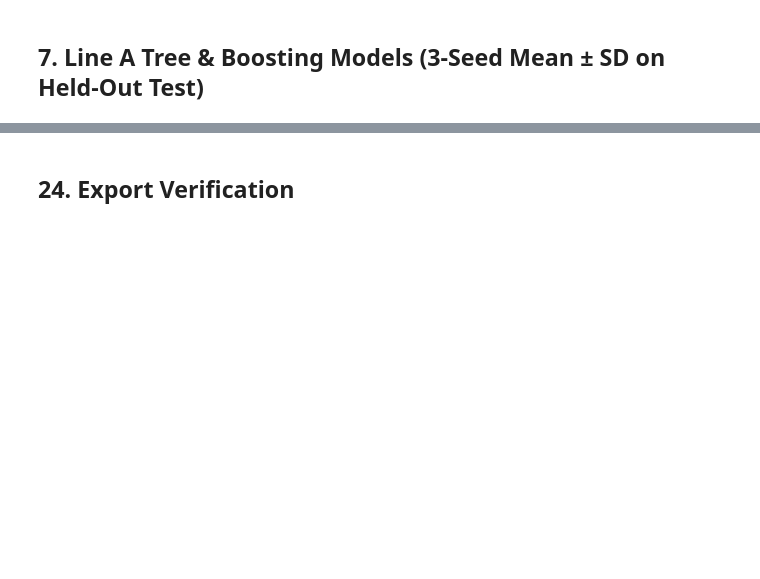
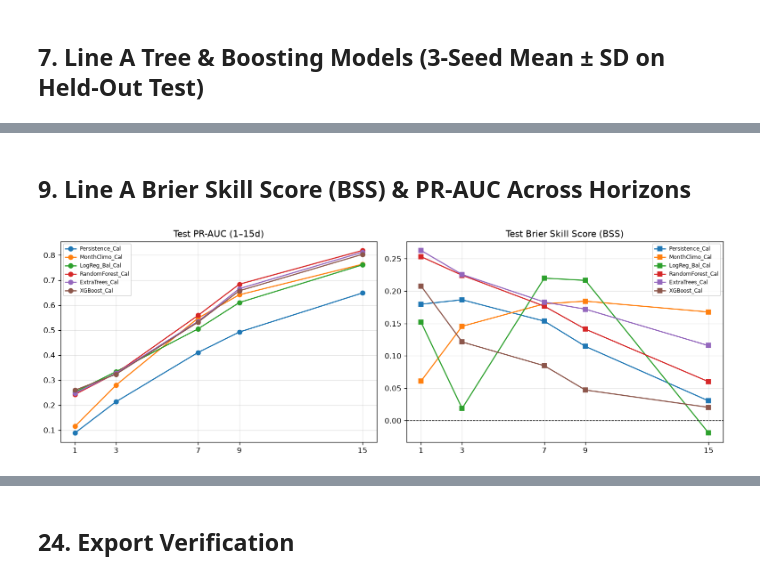
Before and after one commit to Abdelrahman1wael/sandstorm_forecasting, a Jupyter notebook: 04_Notebooks/02_line_a_tabular_and_meta_models_riyadh.ipynb, the cells around one changed output, grey strips where cells are left out. Saved outputs shown, nothing was run; the diff lists cells and outputs as text; code cells hidden in the pictures; blank space fills up the shorter version.

```diff
--- a/04_Notebooks/02_line_a_tabular_and_meta_models_riyadh.ipynb
+++ b/04_Notebooks/02_line_a_tabular_and_meta_models_riyadh.ipynb
@@ -347,0 +181,14 @@ Horizon_H
+# %% [markdown]
+## 9. Line A Brier Skill Score (BSS) & PR-AUC Across Horizons
+# %%
+fig, axes = plt.subplots(1, 2, figsize=(13, 4.5))
+for m in ['Persistence_Cal','MonthClimo_Cal','LogReg_Bal_Cal','RandomForest_Cal','ExtraTrees_Cal','XGBoost_Cal']:
+    s = cls_df[cls_df['Model']==m]
+    axes[0].plot(s['Horizon'], s['Test_PR'], marker='o', label=m)
+    axes[1].plot(s['Horizon'], s['BSS'], marker='s', label=m)
+axes[1].axhline(0, color='black', ls='--', lw=0.8)
+axes[0].set_title('Test PR-AUC (1–15d)'); axes[1].set_title('Test Brier Skill Score (BSS)');
+for ax in axes: ax.set_xticks(HORIZONS); ax.legend(fontsize=7); ax.grid(alpha=0.3)
+plt.tight_layout()
+# %% [output]
+[figure, added]
```
Also changed, not shown: parts of 80 cells of this notebook, 3 other files.
